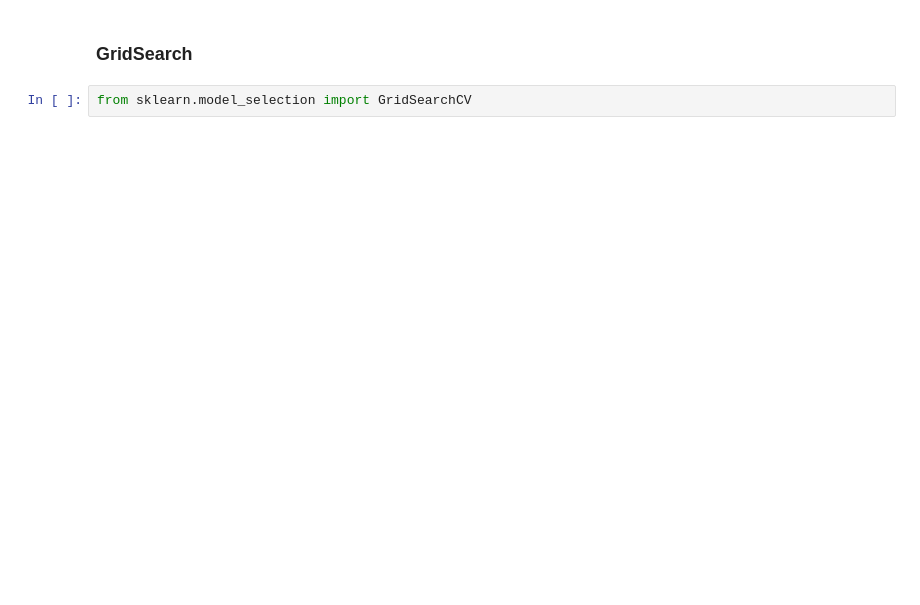
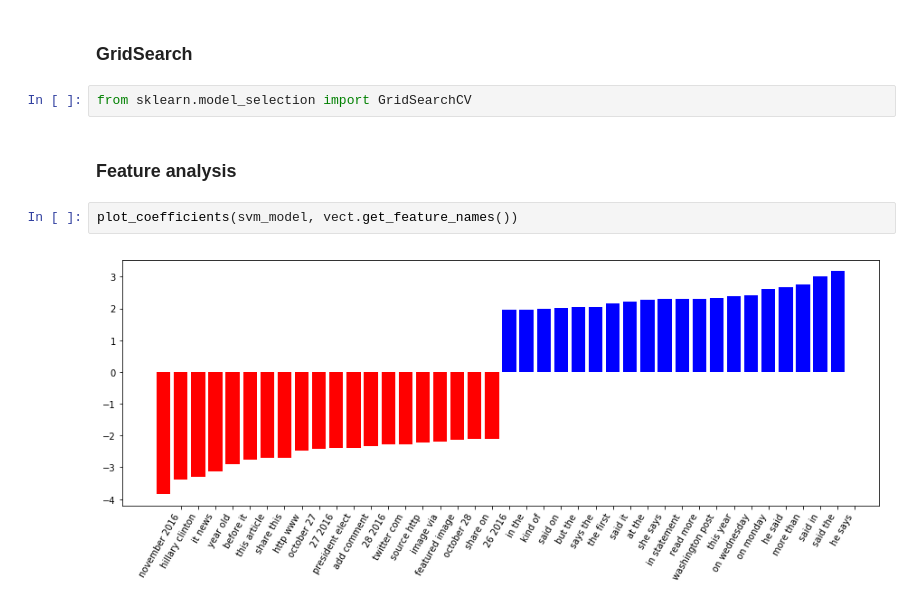
Before and after one commit to Melissa-Liu/FakeNewsDetector, a Jupyter notebook: body_only.ipynb, the cells around one changed output. Cells and saved outputs as stored; diff of their text form; blank space fills up the shorter version.

```diff
--- a/body_only.ipynb
+++ b/body_only.ipynb
@@ -117,3 +119,9 @@ Wall time: 13.9 s
 ### GridSearch
 # %%
 from sklearn.model_selection import GridSearchCV
+# %% [markdown]
+### Feature analysis
+# %%
+plot_coefficients(svm_model, vect.get_feature_names())
+# %% [output]
+[figure, added]
```
Also changed, not shown: parts of 9 cells of this notebook, 1 other file.
